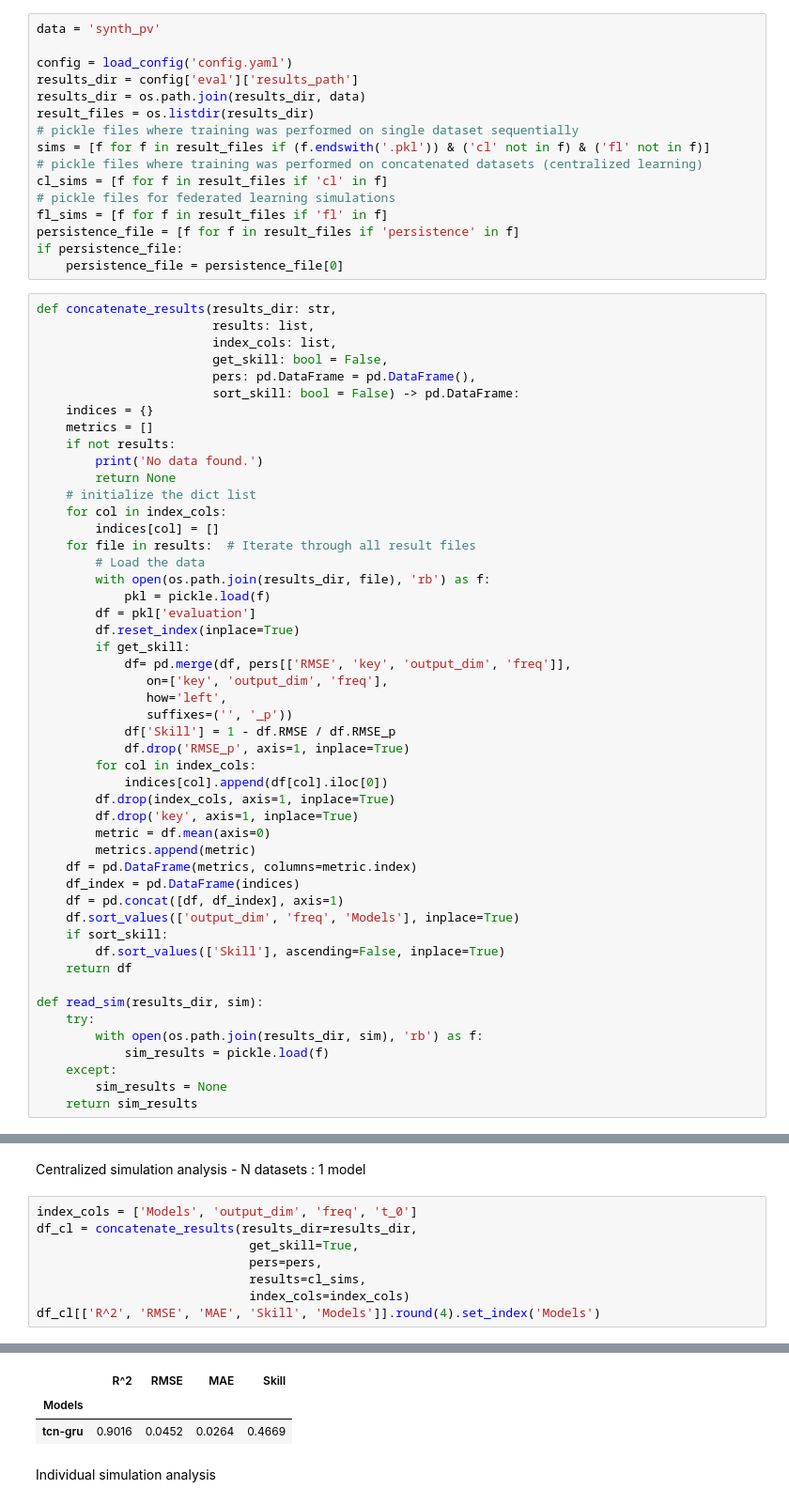
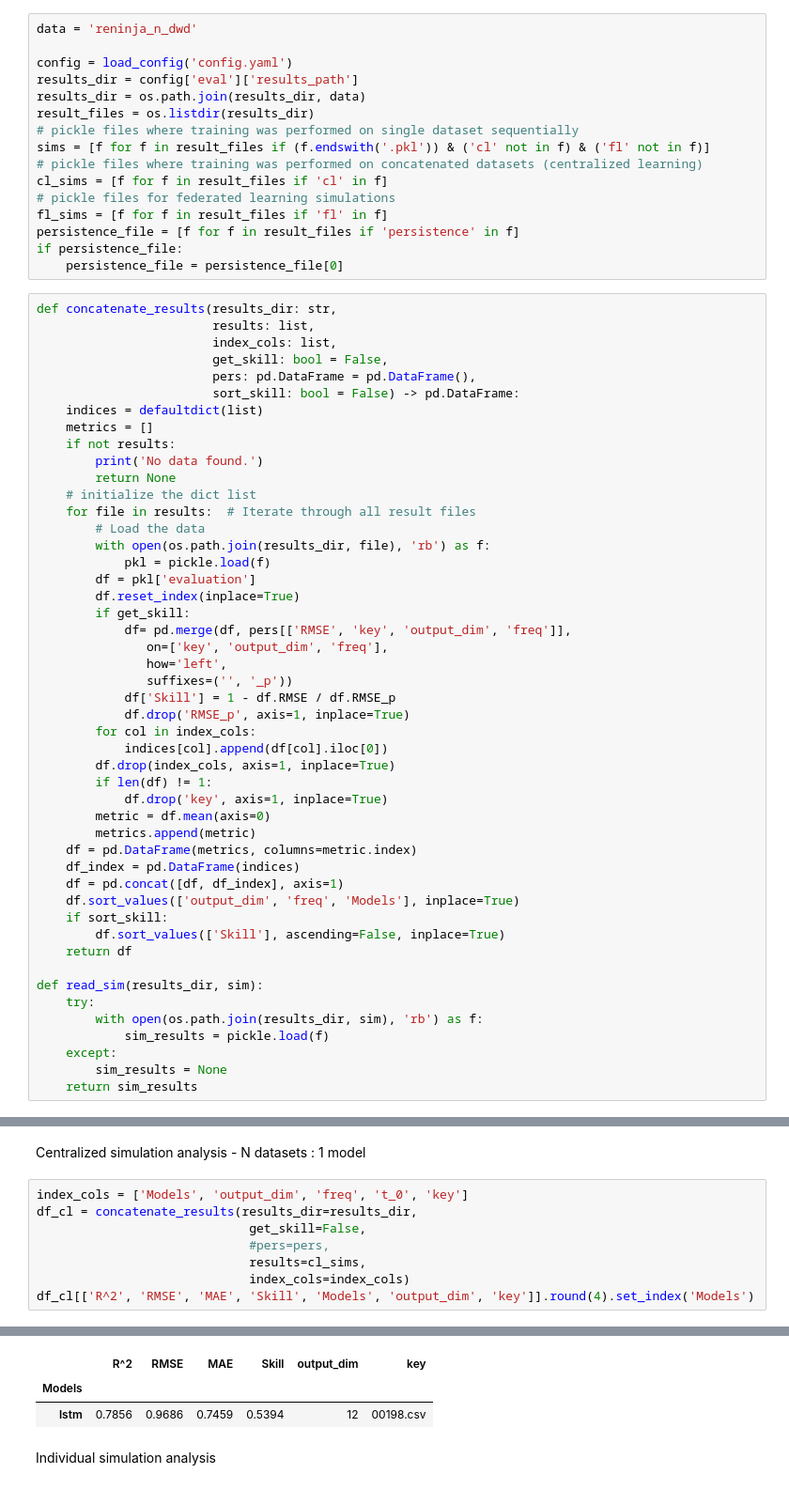
Before and after one commit to vikwal/forecasting_framework, a Jupyter notebook: evaluation.ipynb, the cells around one changed output, grey strips where cells are left out. Shown at 94% size. Cells and saved outputs as stored; diff of their text form.

```diff
--- a/evaluation.ipynb
+++ b/evaluation.ipynb
@@ -8,7 +9,7 @@ import matplotlib.pyplot as plt
 
 from utils.tools import load_config
 # %%
-data = 'synth_pv'
+data = 'reninja_n_dwd'
 
 config = load_config('config.yaml')
 results_dir = config['eval']['results_path']
@@ -30,14 +31,12 @@ def concatenate_results(results_dir: str,
                         get_skill: bool = False,
                         pers: pd.DataFrame = pd.DataFrame(),
                         sort_skill: bool = False) -> pd.DataFrame:
-    indices = {}
+    indices = defaultdict(list)
     metrics = []
     if not results:
         print('No data found.')
         return None
     # initialize the dict list
-    for col in index_cols:
-        indices[col] = []
     for file in results:  # Iterate through all result files
         # Load the data
         with open(os.path.join(results_dir, file), 'rb') as f:
@@ -54,7 +53,8 @@ def concatenate_results(results_dir: str,
         for col in index_cols:
             indices[col].append(df[col].iloc[0])
         df.drop(index_cols, axis=1, inplace=True)
-        df.drop('key', axis=1, inplace=True)
+        if len(df) != 1:
+            df.drop('key', axis=1, inplace=True)
         metric = df.mean(axis=0)
         metrics.append(metric)
     df = pd.DataFrame(metrics, columns=metric.index)
@@ -107,11 +109,11 @@ df_fl[['R^2', 'RMSE', 'MAE', 'Skill', 'Models', 'strategy', 'personalization']].
 # %% [markdown]
 Centralized simulation analysis - N datasets : 1 model
 # %%
-index_cols = ['Models', 'output_dim', 'freq', 't_0']
+index_cols = ['Models', 'output_dim', 'freq', 't_0', 'key']
 df_cl = concatenate_results(results_dir=results_dir,
-                             get_skill=True,
-                             pers=pers,
+                             get_skill=False,
+                             #pers=pers,
                              results=cl_sims,
                              index_cols=index_cols)
-df_cl[['R^2', 'RMSE', 'MAE', 'Skill', 'Models']].round(4).set_index('Models')
+df_cl[['R^2', 'RMSE', 'MAE', 'Skill', 'Models', 'output_dim', 'key']].round(4).set_index('Models')
 # %% [output]
@@ -118,6 +122,6 @@ df_cl[['R^2', 'RMSE', 'MAE', 'Skill', 'Models']].round(4).set_index('Models')
-|  | R^2 | RMSE | MAE | Skill |
-| Models |  |  |  |  |
-| tcn-gru | 0.9016 | 0.0452 | 0.0264 | 0.4669 |
+|  | R^2 | RMSE | MAE | Skill | output_dim | key |
+| Models |  |  |  |  |  |  |
+| lstm | 0.7856 | 0.9686 | 0.7459 | 0.5394 | 12 | 00198.csv |
 # %% [markdown]
 Individual simulation analysis
 # %%
```
Also changed, not shown: parts of 4 cells of this notebook, 13 other files.
